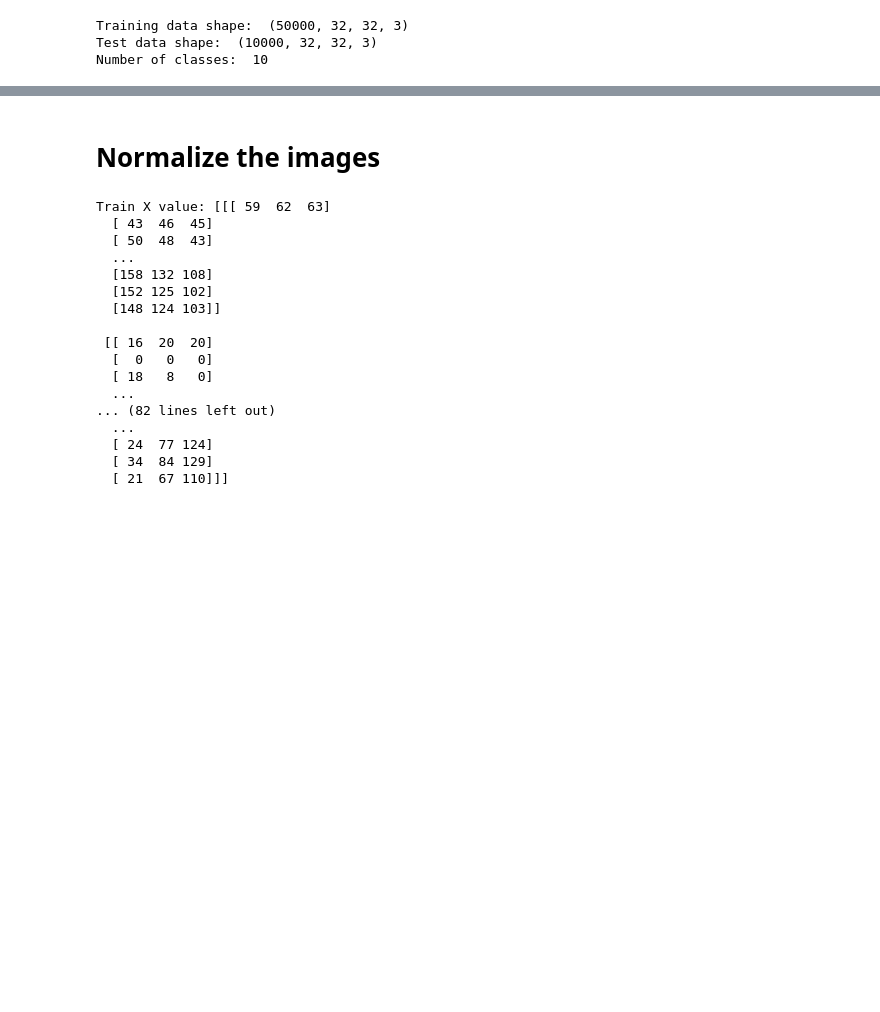
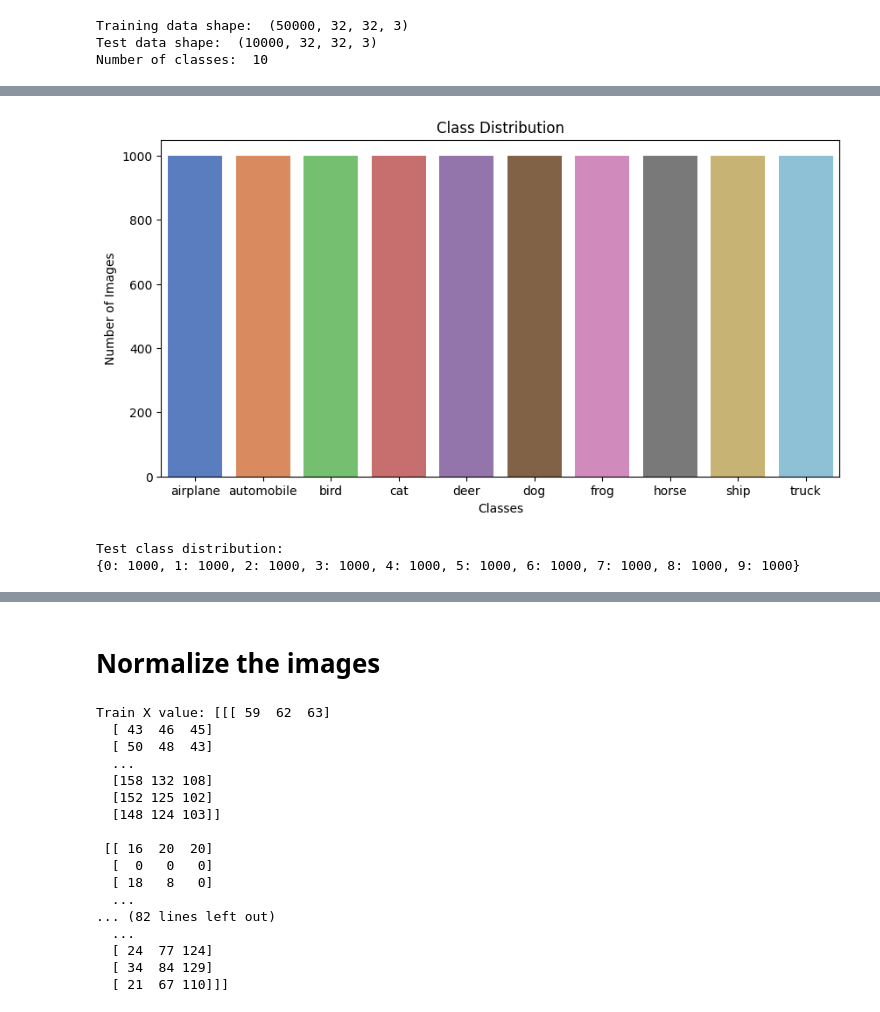
Before and after one commit to binayachaudari/image-classification-cifar10, a Jupyter notebook: cifar10.ipynb, the cells around one changed output, grey strips where cells are left out. Cells and saved outputs as stored; diff of their text form; code cells hidden in the pictures; blank space fills up the shorter version.

```diff
--- a/cifar10.ipynb
+++ b/cifar10.ipynb
@@ -35,0 +51,4 @@ label_names = ['airplane', 'automobile', 'bird', 'cat', 'deer', 'dog', 'frog', '
+# %%
+class_distribution = dict(zip(unique_test, counts_test))
+class_df = pd.DataFrame(list(class_distribution.items()), columns=['Class', 'Count'])
+class_df['Class'] = class_df['Class'].map({k: label_names[k] for k in class_distribution.keys()})
@@ -35,0 +69,16 @@ label_names = ['airplane', 'automobile', 'bird', 'cat', 'deer', 'dog', 'frog', '
+# %%
+plt.figure(figsize=(10, 5))
+sns.barplot(x='Class', y='Count', data=class_df, palette='muted')
+plt.title('Class Distribution')
+plt.xlabel('Classes')
+plt.ylabel('Number of Images')
+plt.show()
+# %% [output]
+[figure, added]
+# %%
+unique_test, counts_test = np.unique(testY, return_counts=True)
+print("\nTest class distribution:")
+print(dict(zip(unique_test, counts_test)))
+# %% [output]
+Test class distribution:
+{0: 1000, 1: 1000, 2: 1000, 3: 1000, 4: 1000, 5: 1000, 6: 1000, 7: 1000, 8: 1000, 9: 1000}
```
Also changed, not shown: parts of 38 cells of this notebook.
